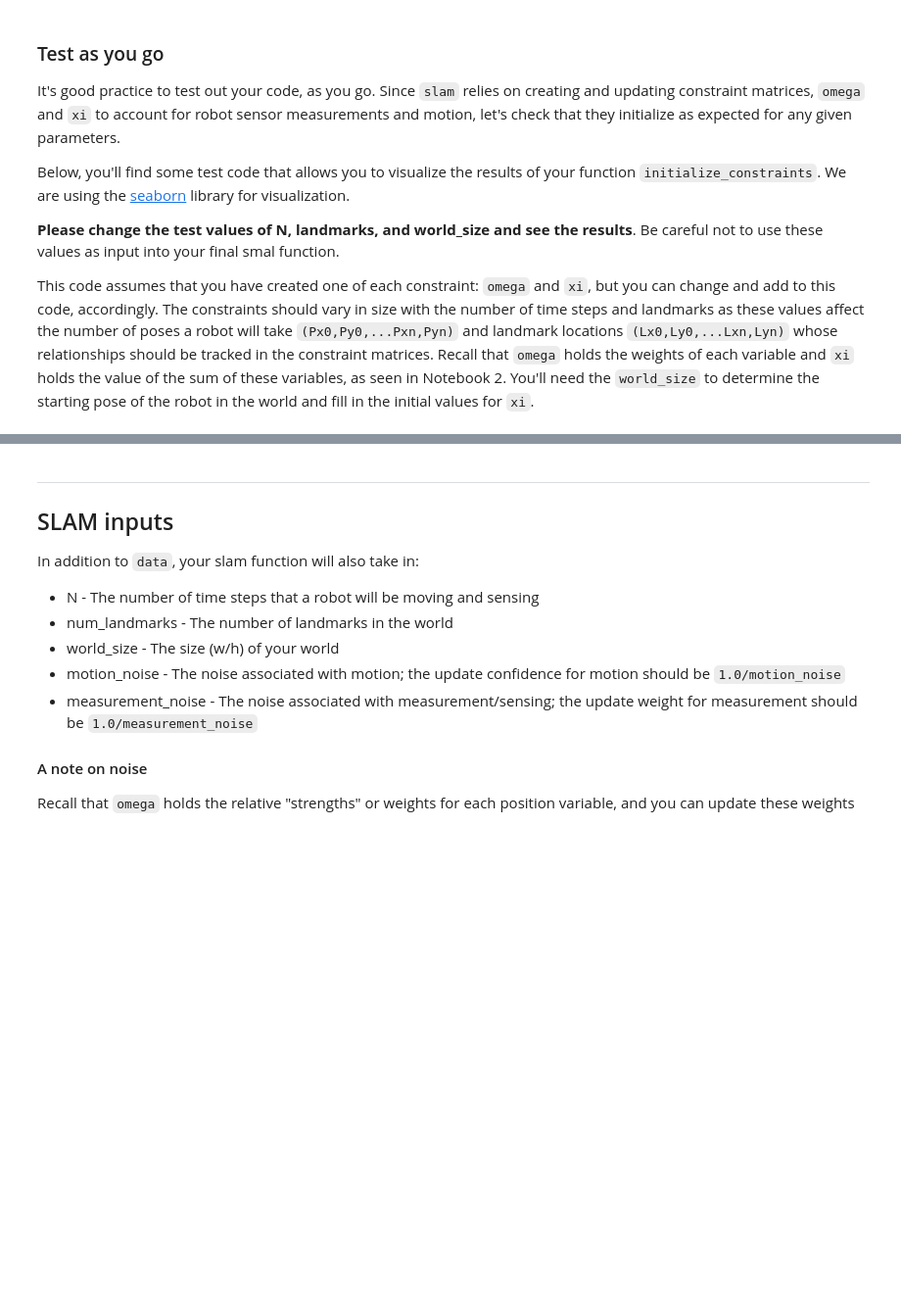
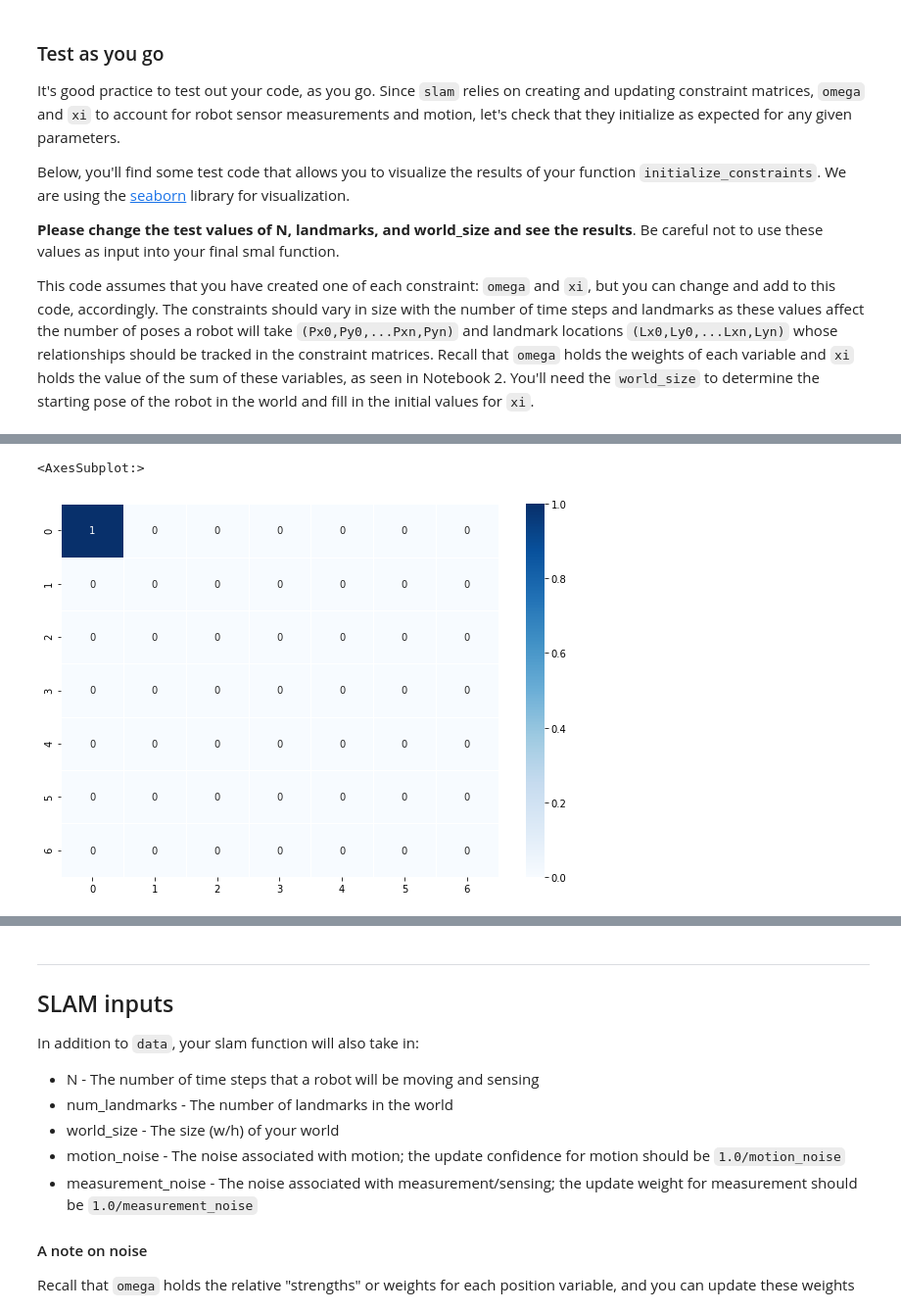
Before and after one commit to ken-power/CVND-SLAM, a Jupyter notebook: 3. Landmark Detection and Tracking.ipynb, the cells around one changed output, grey strips where cells are left out. Shown: that part at 98% size. Drawn from its saved outputs; the diff is of its cells as text; code cells hidden in the pictures; blank space fills up the shorter version.

```diff
--- a/3. Landmark Detection and Tracking.ipynb
+++ b/3. Landmark Detection and Tracking.ipynb
@@ -158,3 +202,12 @@ sns.heatmap(DataFrame(initial_omega), cmap='Blues', annot=True, linewidths=.5)
+# %%
+# define figure size
+plt.rcParams["figure.figsize"] = (10,7)
+
+# display omega[1]
+sns.heatmap(DataFrame(initial_omega[1]), cmap='Blues', annot=True, linewidths=.5)
+# %% [output]
+<AxesSubplot:>
+[figure, added]
 # %%
 # define  figure size
 plt.rcParams["figure.figsize"] = (1,7)
```
Also changed, not shown: parts of 13 cells of this notebook.
